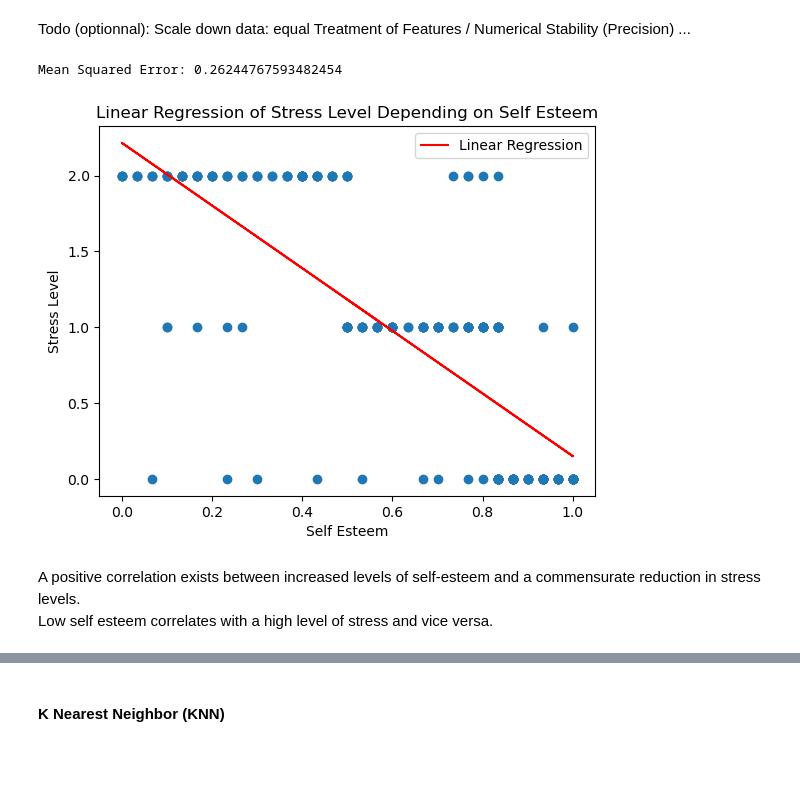
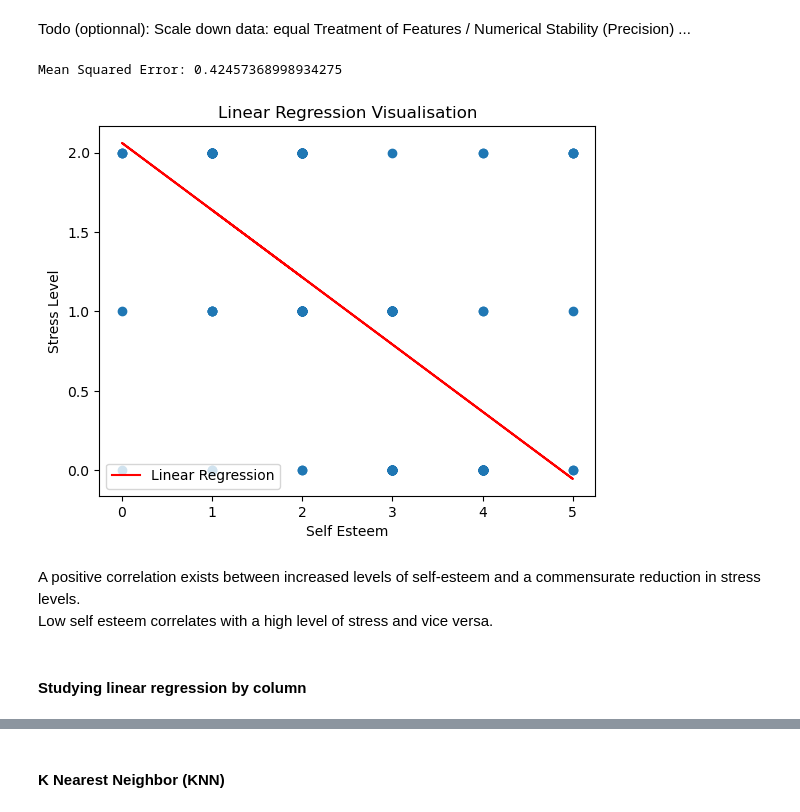
Before and after one commit to Yosri-Jemai/Student-Stress-Factors, a Jupyter notebook: Student Stress Analysis.ipynb, the cells around one changed output, grey strips where cells are left out. Cells and saved outputs as stored; diff of their text form; code cells hidden in the pictures; blank space fills up the shorter version.

```diff
--- a/Student Stress Analysis.ipynb
+++ b/Student Stress Analysis.ipynb
@@ -305,7 +320,7 @@ from sklearn.preprocessing import StandardScaler
 Train Dataset: Used to fit the machine learning model
 Test Dataset: Used to evaluate the fit machine learning model
 # %%
-X = ds[['self_esteem']]
+X = ds[['living_conditions']]
 y = ds[['stress_level']]
 # Split the data into training and testing sets
 X_train, X_test, y_train, y_test = train_test_split(X, y, test_size=0.2, random_state=42)
@@ -333,18 +348,20 @@ y_pred = model.predict(X_test) # m * X_train + c
 mse = mean_squared_error(y_test, y_pred)
 print(f'Mean Squared Error: {mse}')
 # %% [output]
-Mean Squared Error: 0.26244767593482454
+Mean Squared Error: 0.42457368998934275
 # %%
 # Visualize the results
 plt.scatter(X_test, y_test)
 plt.plot(X_test, y_pred, color='red', label='Linear Regression')
 plt.xlabel('Self Esteem')
 plt.ylabel('Stress Level')
 plt.legend()
-plt.title('Linear Regression of Stress Level Depending on Self Esteem')
+plt.title('Linear Regression Visualisation')
 plt.show()
 # %% [output]
-[figure, old version]
+[figure, new version]
 # %% [markdown]
 A positive correlation exists between increased levels of self-esteem and a commensurate reduction in stress levels.
 Low self esteem correlates with a high level of stress and vice versa.
+# %% [markdown]
+#### Studying linear regression by column
```
Also changed, not shown: parts of 16 cells of this notebook.
